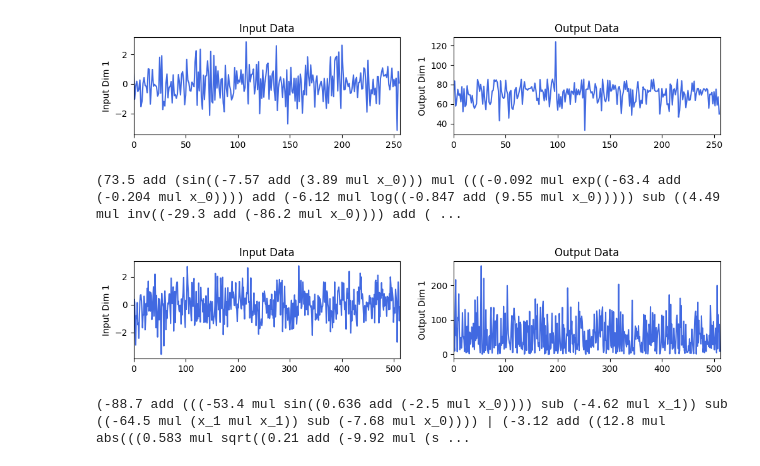
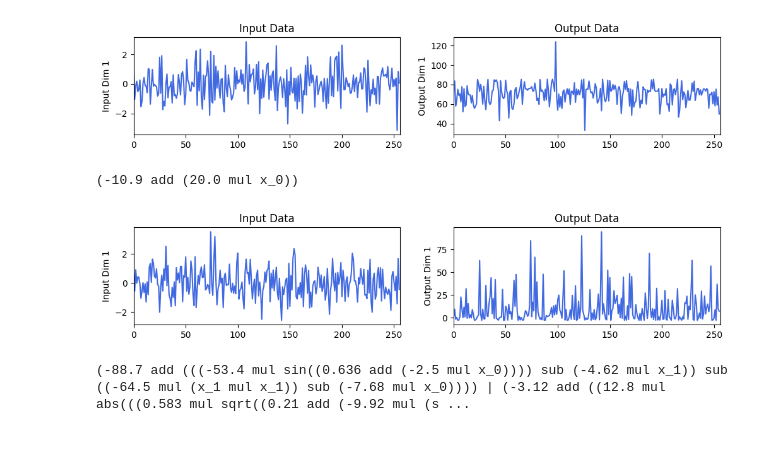
Before and after one commit to wwhenxuan/S2Generator, a Jupyter notebook: examples/1-example.ipynb, the cells around one changed output. Drawn from its saved outputs; the diff is of its cells as text; code cells hidden in the pictures.

```diff
--- a/examples/1-example.ipynb
+++ b/examples/1-example.ipynb
@@ -43,20 +43,20 @@ fig = plot_series(x, y)
 # %%
 # use differential parameter
 params = Params()  # Adjust the parameters here
 generator = Generator(params)  # Create an instance
 
-rng = np.random.RandomState(0)  # Creating a random number object
+rng = np.random.RandomState()  # Creating a random number object
 # Start generating symbolic expressions, sampling and generating series
 
-trees, x, y = generator.run(rng, input_dimension=1, output_dimension=1, n_points=512, diff=1)
+trees, x, y = generator.run(rng, input_dimension=1, output_dimension=1, n_points=256, diff=1)
 # Print the expressions
 print(trees)
 
 # Visualize the time series
 fig = plot_series(x, y)
 # %% [output]
-(73.5 add (sin((-7.57 add (3.89 mul x_0))) mul (((-0.092 mul exp((-63.4 add (-0.204 mul x_0)))) add (-6.12 mul log((-0.847 add (9.55 mul x_0))))) sub ((4.49 mul inv((-29.3 add (-86.2 mul x_0)))) add ( ...
+(-10.9 add (20.0 mul x_0))
-[figure, old version]
+[figure, new version]
 # %%
 rng = np.random.RandomState(44)  # Change the random seed
 
```
Also changed, not shown: parts of 1 cell of this notebook, 1 other file.
